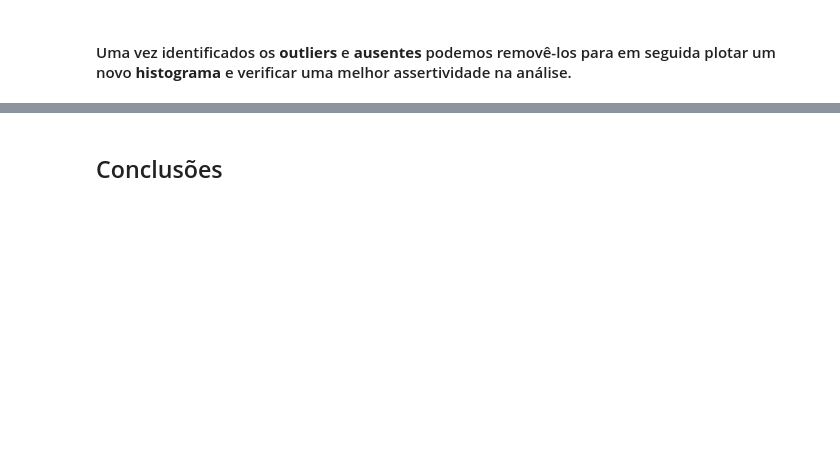
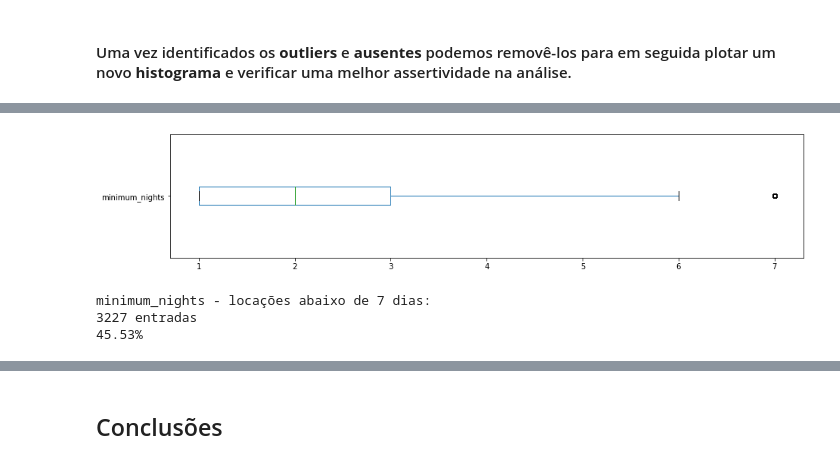
Before and after one commit to wallacecarlis/data_science, a Jupyter notebook: Projeto_de_Análise_de_dados_do_Airbnb_San_Francisco.ipynb, the cells around one changed output, grey strips where cells are left out. Saved outputs shown, nothing was run; the diff lists cells and outputs as text; code cells hidden in the pictures; blank space fills up the shorter version.

```diff
--- a/Projeto_de_Análise_de_dados_do_Airbnb_San_Francisco.ipynb
+++ b/Projeto_de_Análise_de_dados_do_Airbnb_San_Francisco.ipynb
@@ -217,0 +245,14 @@ df_clean.hist(bins = 15, figsize = (15, 10));
+# %%
+# Plotando o box plot da coluna minimum_nights:
+df_clean.minimum_nights.plot(kind = "box", vert = False, figsize = (15, 3))
+plt.show()
+
+# Quantidade de valores de período de locação abaixo de 7 dias:
+print("minimum_nights - locações abaixo de 7 dias: ")
+print(f"{(len(df_clean[df_clean.minimum_nights < 7]))} entradas")
+print("{:.2f}%".format((len(df_clean[df_clean.minimum_nights < 7])/df.shape[0])*100))
+# %% [output]
+[figure, added]
+minimum_nights - locações abaixo de 7 dias:
+3227 entradas
+45.53%
```
Also changed, not shown: parts of 40 cells of this notebook.
